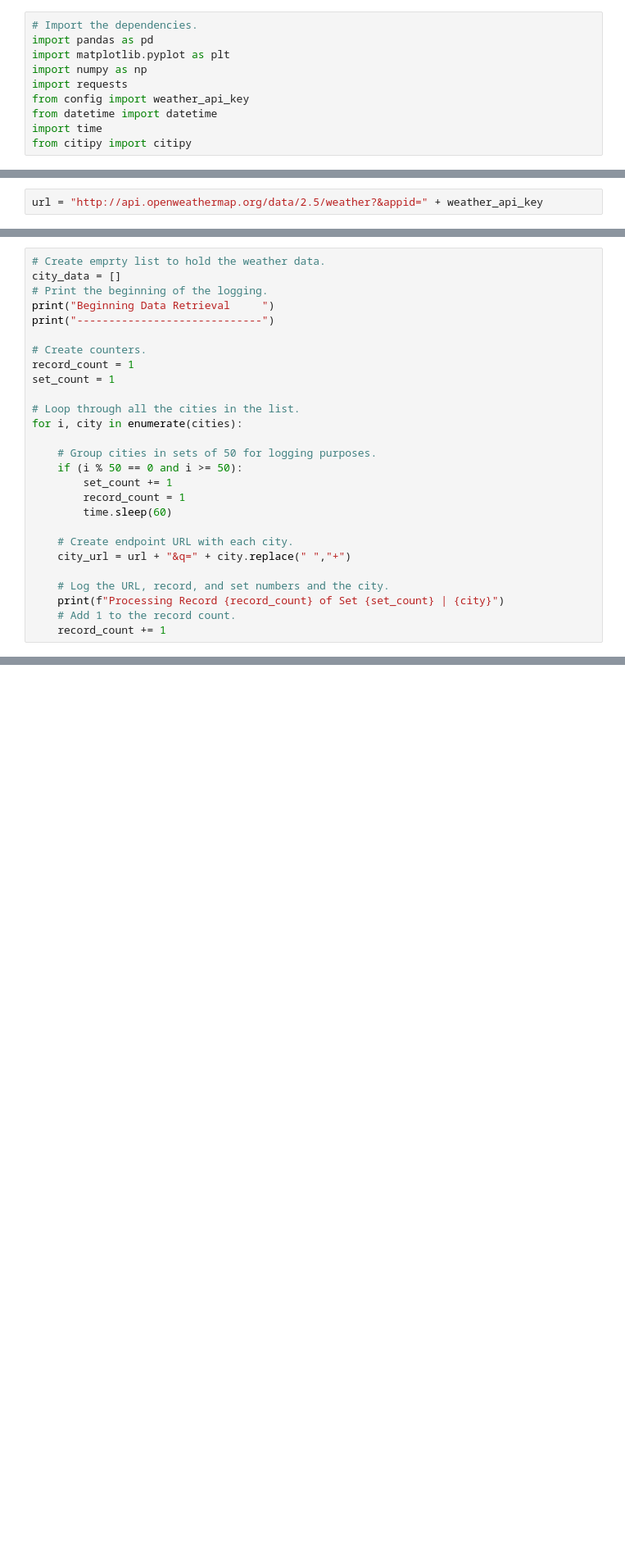
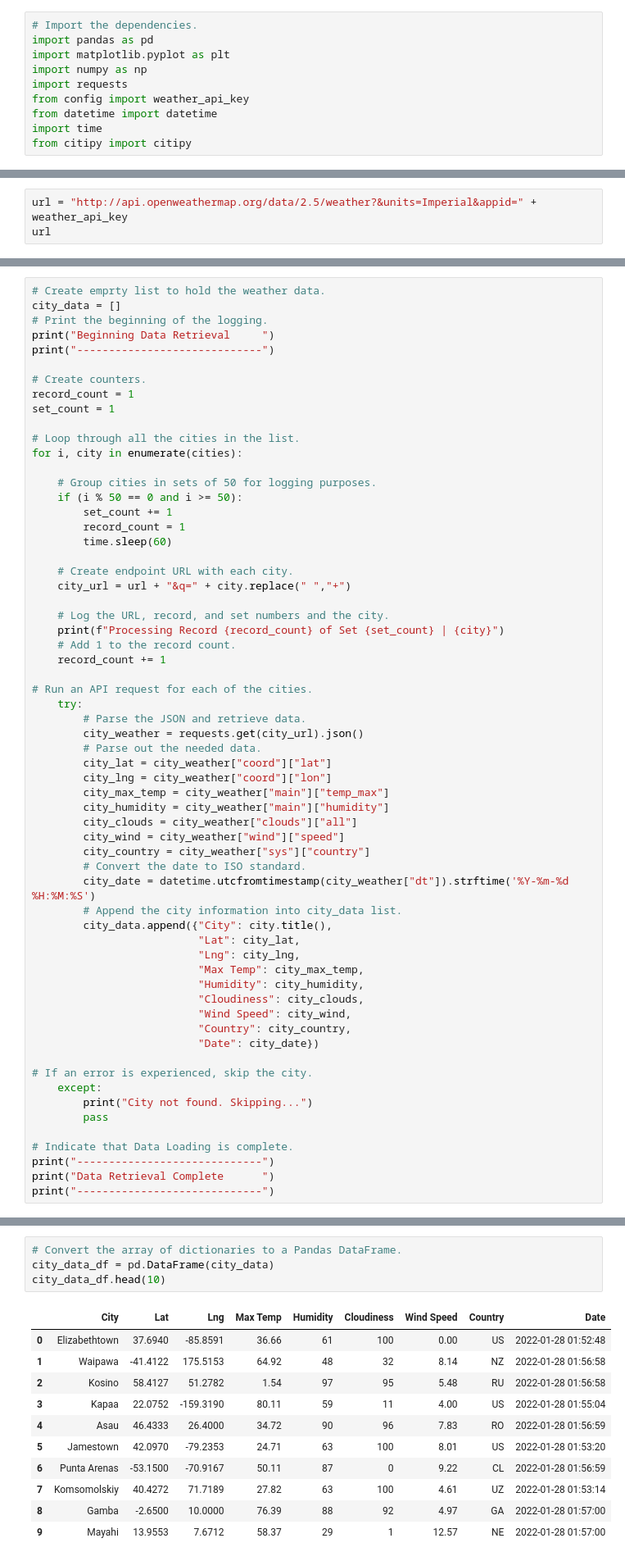
Before and after one commit to ike-hannah/World_Weather_Analysis, a Jupyter notebook: WeatherPy.ipynb, the cells around one changed output, grey strips where cells are left out. Shown at 82% size. Cells and saved outputs as stored; diff of their text form; blank space fills up the shorter version.

Commit message:
weather data csv

```diff
--- a/WeatherPy.ipynb
+++ b/WeatherPy.ipynb
@@ -55,2 +55,3 @@ len(cities)
 # %%
-url = "http://api.openweathermap.org/data/2.5/weather?&appid=" + weather_api_key
+url = "http://api.openweathermap.org/data/2.5/weather?&units=Imperial&appid=" + weather_api_key
+url
@@ -81,6 +84,41 @@ for i, city in enumerate(cities):
     print(f"Processing Record {record_count} of Set {set_count} | {city}")
     # Add 1 to the record count.
     record_count += 1
+
+# Run an API request for each of the cities.
+    try:
+        # Parse the JSON and retrieve data.
+        city_weather = requests.get(city_url).json()
+        # Parse out the needed data.
+        city_lat = city_weather["coord"]["lat"]
+        city_lng = city_weather["coord"]["lon"]
+        city_max_temp = city_weather["main"]["temp_max"]
+        city_humidity = city_weather["main"]["humidity"]
+        city_clouds = city_weather["clouds"]["all"]
+        city_wind = city_weather["wind"]["speed"]
+        city_country = city_weather["sys"]["country"]
+        # Convert the date to ISO standard.
+        city_date = datetime.utcfromtimestamp(city_weather["dt"]).strftime('%Y-%m-%d %H:%M:%S')
+        # Append the city information into city_data list.
+        city_data.append({"City": city.title(),
+                          "Lat": city_lat,
+                          "Lng": city_lng,
+                          "Max Temp": city_max_temp,
+                          "Humidity": city_humidity,
+                          "Cloudiness": city_clouds,
+                          "Wind Speed": city_wind,
+                          "Country": city_country,
+                          "Date": city_date})
+
+# If an error is experienced, skip the city.
+    except:
+        print("City not found. Skipping...")
+        pass
+
+# Indicate that Data Loading is complete.
+print("-----------------------------")
+print("Data Retrieval Complete      ")
+print("-----------------------------")
 # %% [output]
 Beginning Data Retrieval
 -----------------------------
@@ -87,0 +140,16 @@ NameError: name 'cities' is not defined
+# %%
+# Convert the array of dictionaries to a Pandas DataFrame.
+city_data_df = pd.DataFrame(city_data)
+city_data_df.head(10)
+# %% [output]
+|  | City | Lat | Lng | Max Temp | Humidity | Cloudiness | Wind Speed | Country | Date |
+| 0 | Elizabethtown | 37.6940 | -85.8591 | 36.66 | 61 | 100 | 0.00 | US | 2022-01-28 01:52:48 |
+| 1 | Waipawa | -41.4122 | 175.5153 | 64.92 | 48 | 32 | 8.14 | NZ | 2022-01-28 01:56:58 |
+| 2 | Kosino | 58.4127 | 51.2782 | 1.54 | 97 | 95 | 5.48 | RU | 2022-01-28 01:56:58 |
+| 3 | Kapaa | 22.0752 | -159.3190 | 80.11 | 59 | 11 | 4.00 | US | 2022-01-28 01:55:04 |
+| 4 | Asau | 46.4333 | 26.4000 | 34.72 | 90 | 96 | 7.83 | RO | 2022-01-28 01:56:59 |
+| 5 | Jamestown | 42.0970 | -79.2353 | 24.71 | 63 | 100 | 8.01 | US | 2022-01-28 01:53:20 |
+| 6 | Punta Arenas | -53.1500 | -70.9167 | 50.11 | 87 | 0 | 9.22 | CL | 2022-01-28 01:56:59 |
+| 7 | Komsomolskiy | 40.4272 | 71.7189 | 27.82 | 63 | 100 | 4.61 | UZ | 2022-01-28 01:53:14 |
+| 8 | Gamba | -2.6500 | 10.0000 | 76.39 | 88 | 92 | 4.97 | GA | 2022-01-28 01:57:00 |
+| 9 | Mayahi | 13.9553 | 7.6712 | 58.37 | 29 | 1 | 12.57 | NE | 2022-01-28 01:57:00 |
```
Also changed, not shown: parts of 10 cells of this notebook, 3 other files.
